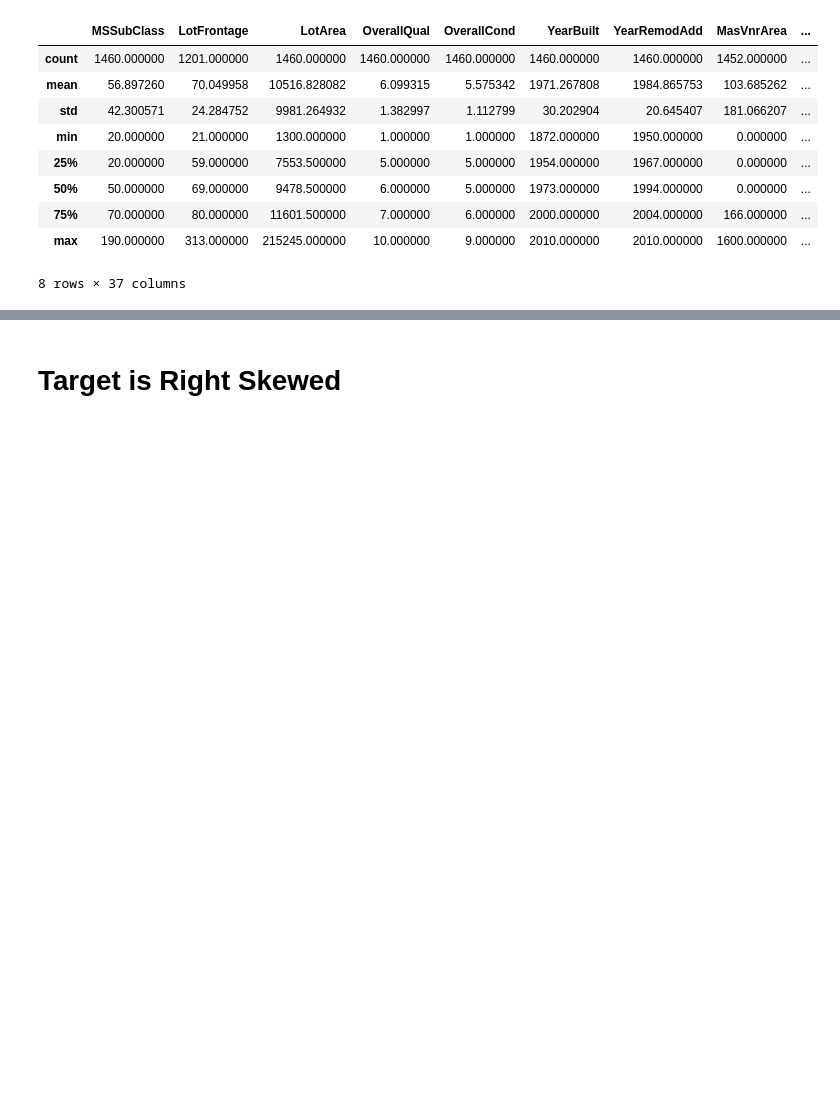
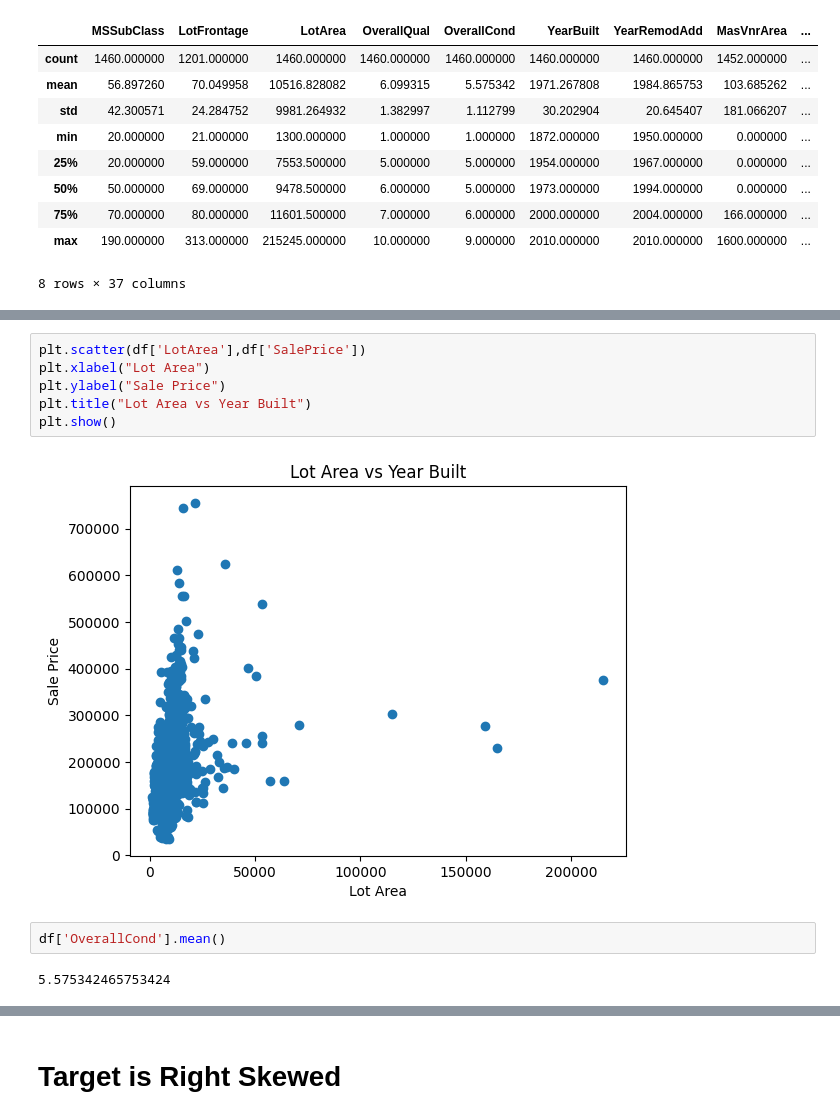
Before and after one commit to jdwatson08/House-Price-Model, a Jupyter notebook: House_price_model.ipynb, the cells around one changed output, grey strips where cells are left out. Cells and saved outputs as stored; diff of their text form; blank space fills up the shorter version.

```diff
--- a/House_price_model.ipynb
+++ b/House_price_model.ipynb
@@ -143,0 +158,12 @@ Index(['MSSubClass', 'MSZoning', 'LotFrontage', 'LotArea', 'Street',
+# %%
+plt.scatter(df['LotArea'],df['SalePrice'])
+plt.xlabel("Lot Area")
+plt.ylabel("Sale Price")
+plt.title("Lot Area vs Year Built")
+plt.show()
+# %% [output]
+[figure, added]
+# %%
+df['OverallCond'].mean()
+# %% [output]
+5.575342465753424
```
Also changed, not shown: parts of 10 cells of this notebook.
